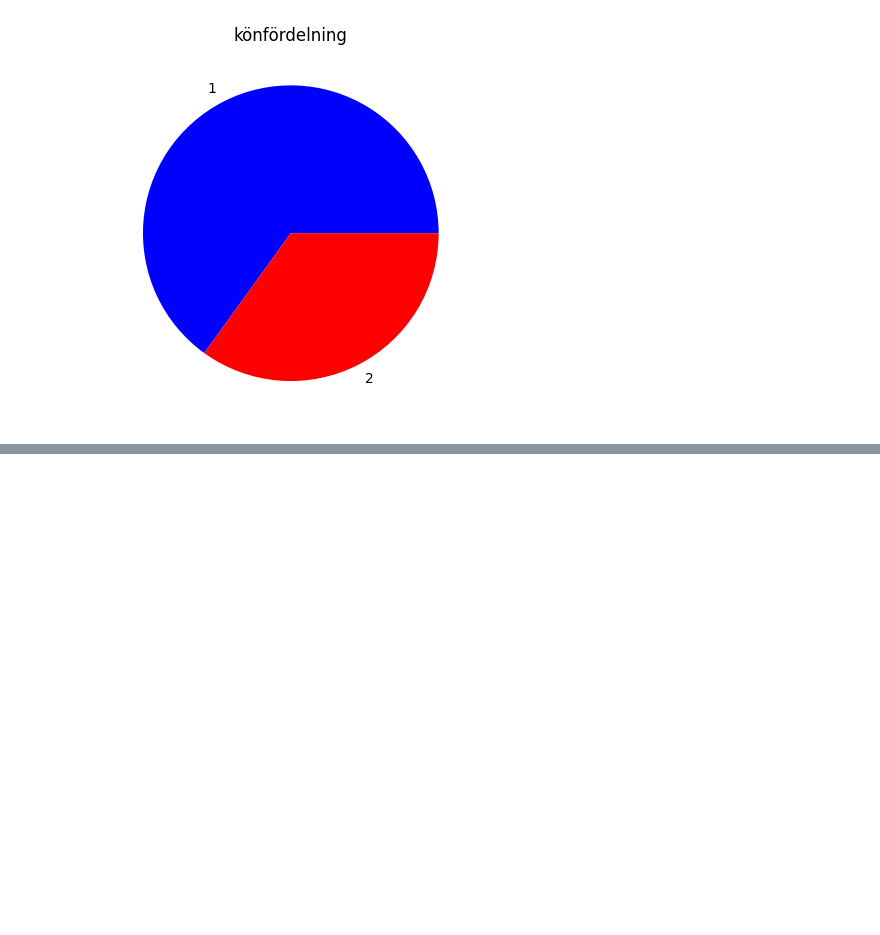
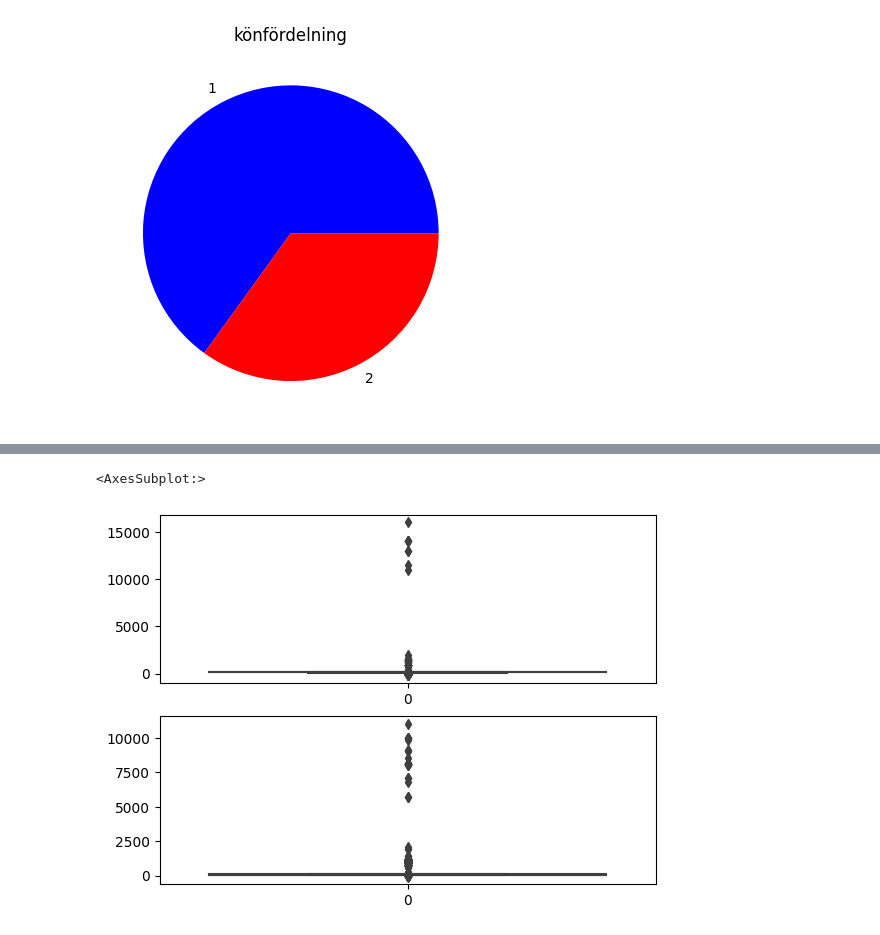
Before and after one commit to AmalDerbali/AmalDerbali-Lab-Machine-Learning, a Jupyter notebook: Disease_prediction.ipynb, the cells around one changed output, grey strips where cells are left out. Drawn from its saved outputs; the diff is of its cells as text; code cells hidden in the pictures; blank space fills up the shorter version.

```diff
--- a/Disease_prediction.ipynb
+++ b/Disease_prediction.ipynb
@@ -114,0 +158,10 @@ Text(0.5, 1.0, 'könfördelning')
+# %%
+# Values analysis is based on categories existed in https://en.wikipedia.org/wiki/Body_mass_inde
+#As we can see the data is skewed so some of them needs to be removed.
+Cardio['BMI']= Cardio['BMI'].round(0) # the function will return the nearest integer.
+Drop_low_values= Cardio.index[Cardio['BMI'] < 16].to_list()
+Drop_high_values= Cardio.index[Cardio['BMI'] < 50].to_list()
+Drop=Drop_low_values + Drop_high_values
+Data_BMI=Cardio.drop(Drop)
+Data_BMI=Cardio.reset_index(drop=True)
+Data_BMI.head()
@@ -114,0 +177,20 @@ Text(0.5, 1.0, 'könfördelning')
+# %%
+# Now i will set some conditions to categorize values
+# create a list of our conditions
+conditions = [
+    (Cardio['BMI'] <= 18),
+    (Cardio['BMI'] > 18) & (Cardio['BMI'] < 25),
+    (Cardio['BMI'] >= 25) & (Cardio['BMI'] < 30),
+    (Cardio['BMI'] >= 30) & (Cardio['BMI'] < 35),
+    (Cardio['BMI'] >= 35) & (Cardio['BMI'] < 40),
+    (Cardio['BMI'] > 40)
+    ]
+
+# create a list of the values we want to assign for each condition
+values = ['Undeweight', 'Normal weight','Overweight', 'Obesity(Class 1)', 'Obesity(Class 2)', 'Obesity(Class 3)']
+
+# create a new column and use np.select to assign values to it using our lists as arguments
+Cardio['BMI Category'] = np.select(conditions, values)
+
+# display updated DataFrame
+Cardio.head()
@@ -114,0 +233,7 @@ Text(0.5, 1.0, 'könfördelning')
+# %%
+fig, axes = plt.subplots(2)
+sns.boxplot(data = Cardio['ap_hi'], ax = axes[0])
+sns.boxplot(data = Cardio['ap_lo'], ax = axes[1])
+# %% [output]
+<AxesSubplot:>
+[figure, added]
```
Also changed, not shown: parts of 12 cells of this notebook.
